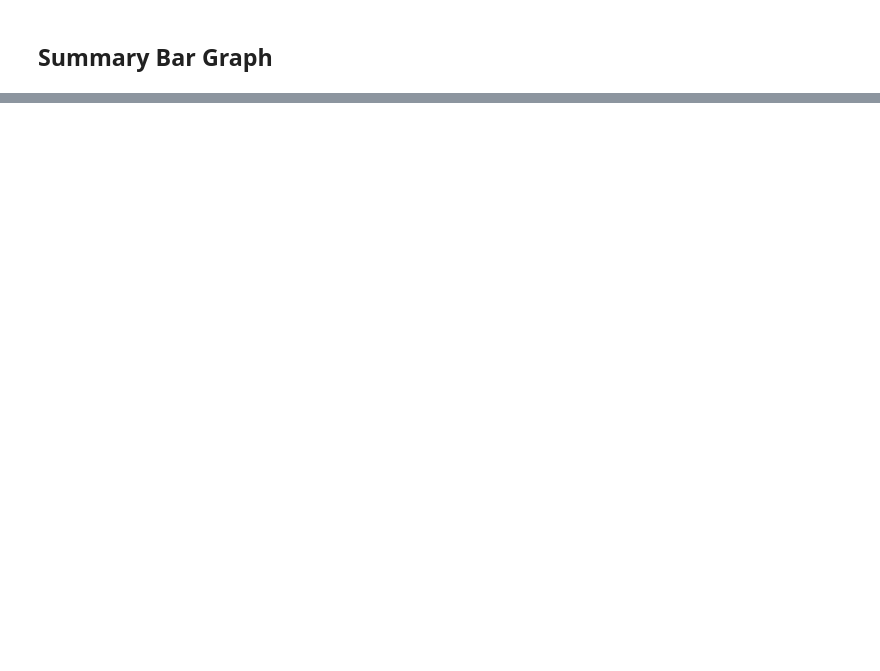
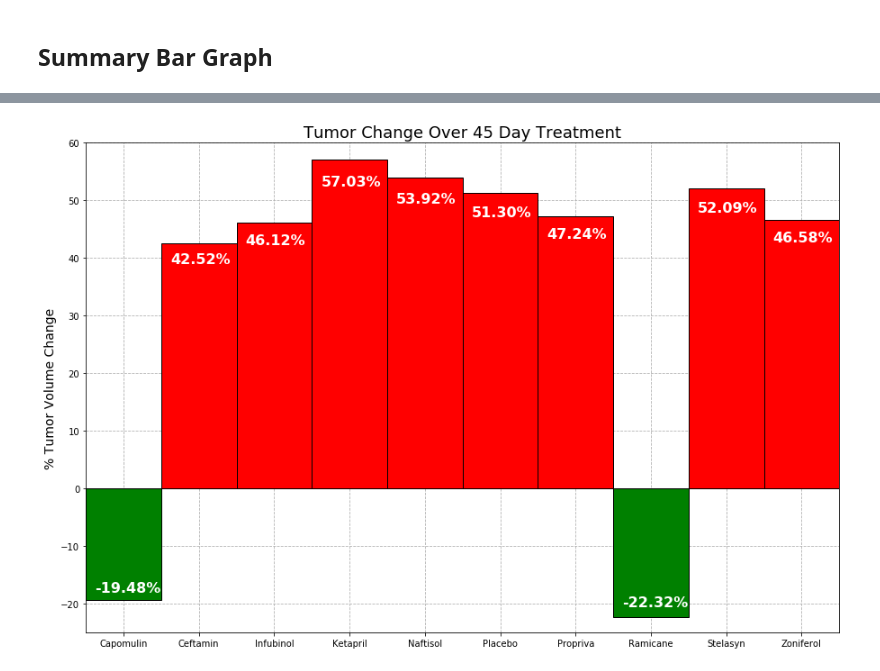
Before and after one commit to buitron/pymaceuticals_analysis, a Jupyter notebook: solution/pymaceutical_analysis.ipynb, the cells around one changed output, grey strips where cells are left out. Saved outputs shown, nothing was run; the diff lists cells and outputs as text; code cells hidden in the pictures; blank space fills up the shorter version.

```diff
--- a/solution/pymaceutical_analysis.ipynb
+++ b/solution/pymaceutical_analysis.ipynb
@@ -217,2 +217,6 @@ plt.show()
 # %% [markdown]
 ## Summary Bar Graph
+# %%
+tumor_change_over_treatment = ((tumor_response_pv_mn.iloc[-1] - tumor_response_pv_mn.iloc[0])
+                               /tumor_response_pv_mn.iloc[0])*100
+tumor_change_over_treatment
@@ -218,0 +236,31 @@ plt.show()
+# %%
+x_axis = np.arange(0,len(tumor_response_pv_mn),1)
+y_axis = np.array(list(tumor_change_over_treatment))
+
+mask_good = y_axis < 0
+mask_bad = y_axis >= 0
+
+labels = list(tumor_response_pv_mn.columns)
+# %%
+fig, ax = plt.subplots(figsize=(15,10))
+
+ax.bar(x_axis[mask_good], y_axis[mask_good], width=1, edgecolor=['black']*len(x_axis[mask_good]), color='green', zorder=3)
+ax.bar(x_axis[mask_bad], y_axis[mask_bad], width=1, edgecolor=['black']*len(x_axis[mask_bad]), color='red', zorder=3)
+ax.set_xticks(list(x_axis))
+ax.set_xticklabels(labels=labels)
+
+
+ax.set_title('Tumor Change Over 45 Day Treatment', fontdict={'fontsize':18})
+ax.set_ylabel('% Tumor Volume Change', fontdict={'fontsize':14})
+
+for bar in ax.patches:
+    ax.text(bar.get_x()+.12, bar.get_height()*.92, "{:.2f}%".format(bar.get_height()),
+            color='white', fontdict={'size':16, 'weight':'heavy'})
+
+ax.set_ylim(-25,60)
+ax.set_xlim(-.5,9.5)
+ax.grid(ls='dashed', zorder=0)
+
+plt.show()
+# %% [output]
+[figure, added]
```
Also changed, not shown: parts of 2 cells of this notebook, 5 other files.
